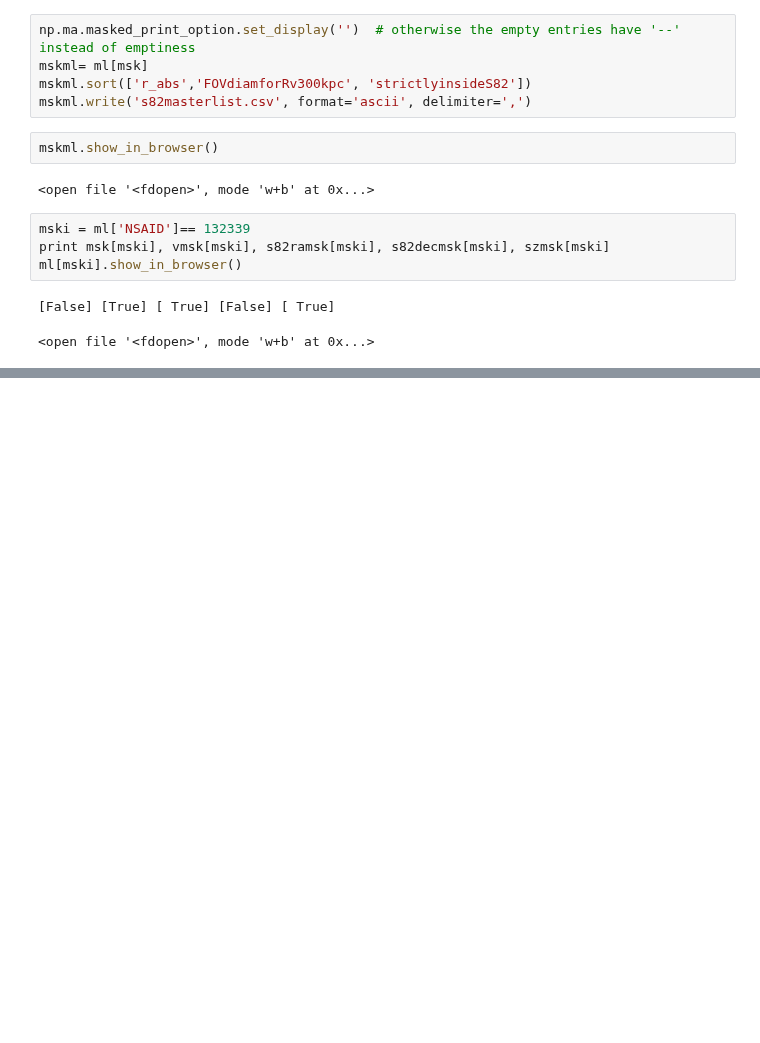
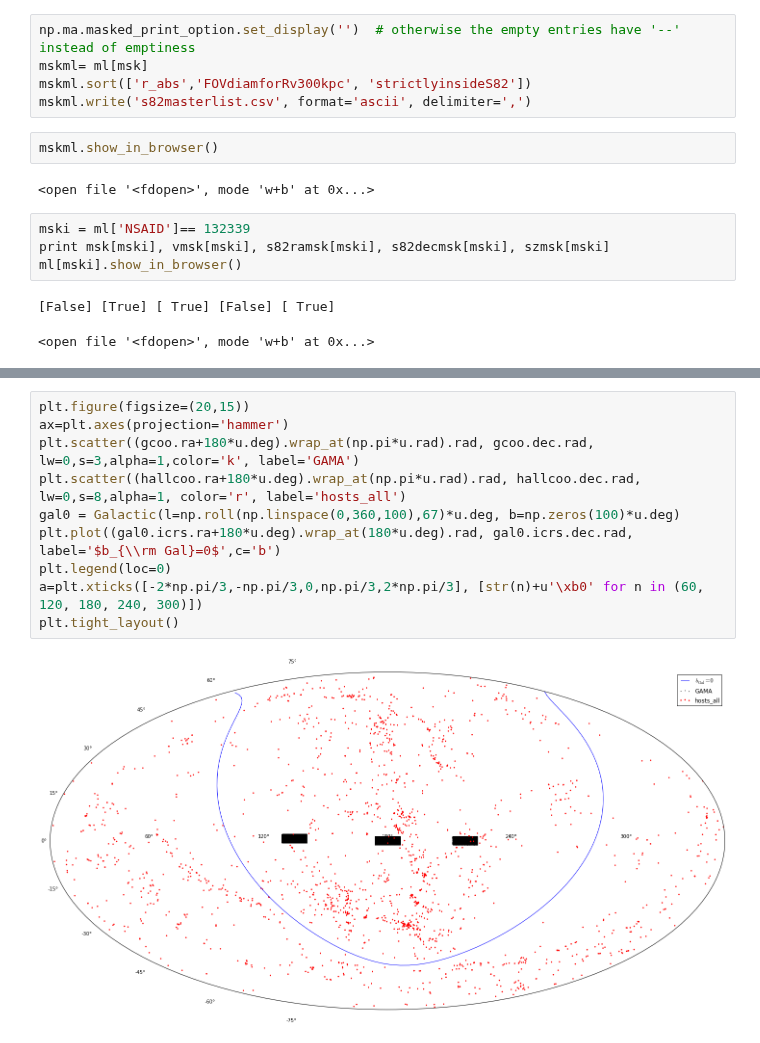
Before and after one commit to sagasurvey/erik, a Jupyter notebook: ipython_notebooks/Miscellaneous.ipynb, the cells around one changed output, grey strips where cells are left out. Cells and saved outputs as stored; diff of their text form; blank space fills up the shorter version.

```diff
--- a/ipython_notebooks/Miscellaneous.ipynb
+++ b/ipython_notebooks/Miscellaneous.ipynb
@@ -198,0 +305,12 @@ ml[mski].show_in_browser()
+# %%
+plt.figure(figsize=(20,15))
+ax=plt.axes(projection='hammer')
+plt.scatter((gcoo.ra+180*u.deg).wrap_at(np.pi*u.rad).rad, gcoo.dec.rad, lw=0,s=3,alpha=1,color='k', label='GAMA')
+plt.scatter((hallcoo.ra+180*u.deg).wrap_at(np.pi*u.rad).rad, hallcoo.dec.rad, lw=0,s=8,alpha=1, color='r', label='hosts_all')
+gal0 = Galactic(l=np.roll(np.linspace(0,360,100),67)*u.deg, b=np.zeros(100)*u.deg)
+plt.plot((gal0.icrs.ra+180*u.deg).wrap_at(180*u.deg).rad, gal0.icrs.dec.rad, label='$b_{\\rm Gal}=0$',c='b')
+plt.legend(loc=0)
+a=plt.xticks([-2*np.pi/3,-np.pi/3,0,np.pi/3,2*np.pi/3], [str(n)+u'\xb0' for n in (60, 120, 180, 240, 300)])
+plt.tight_layout()
+# %% [output]
+[figure, added]
```
Also changed, not shown: parts of 16 cells of this notebook, 2 other files.
